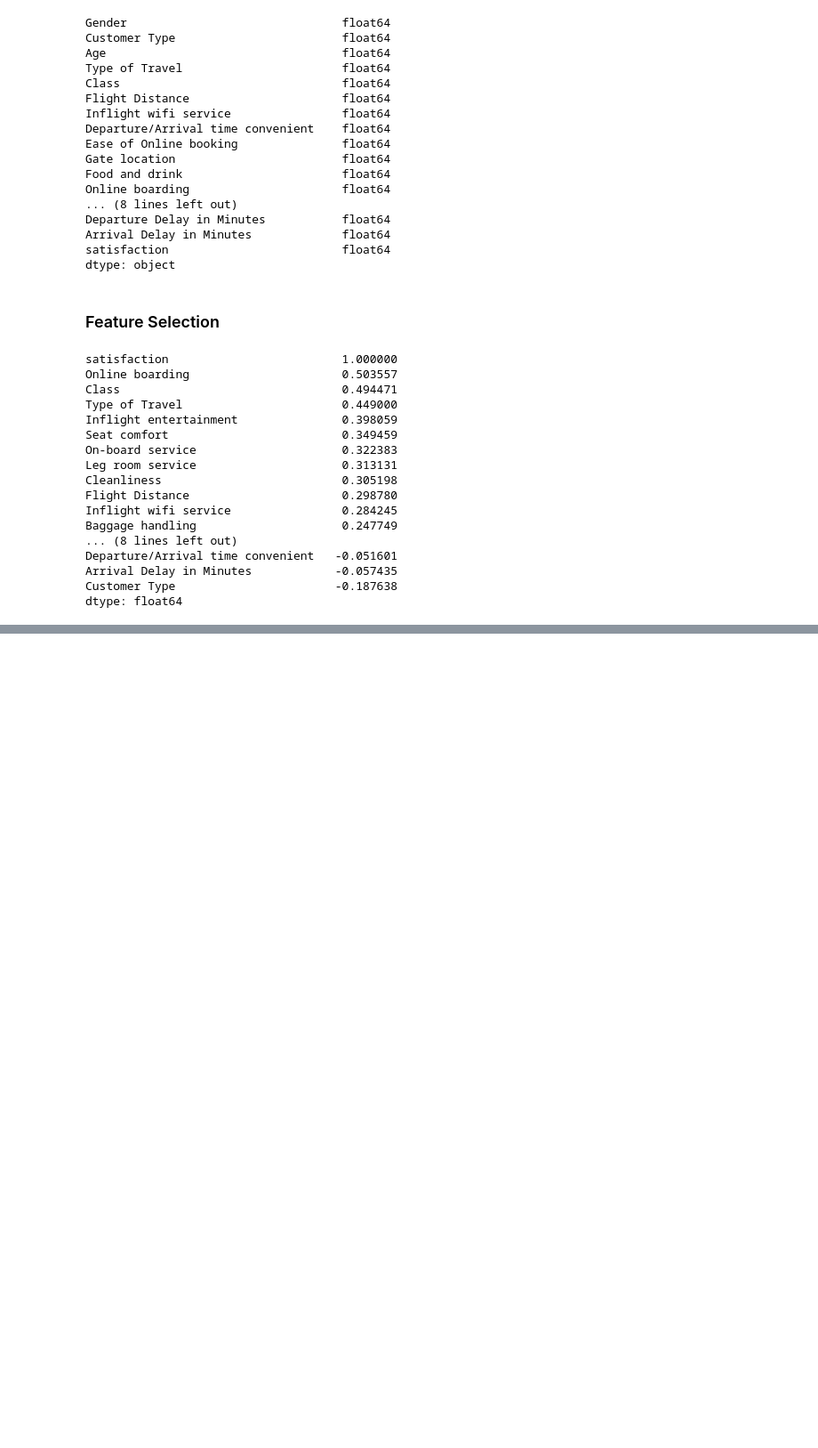
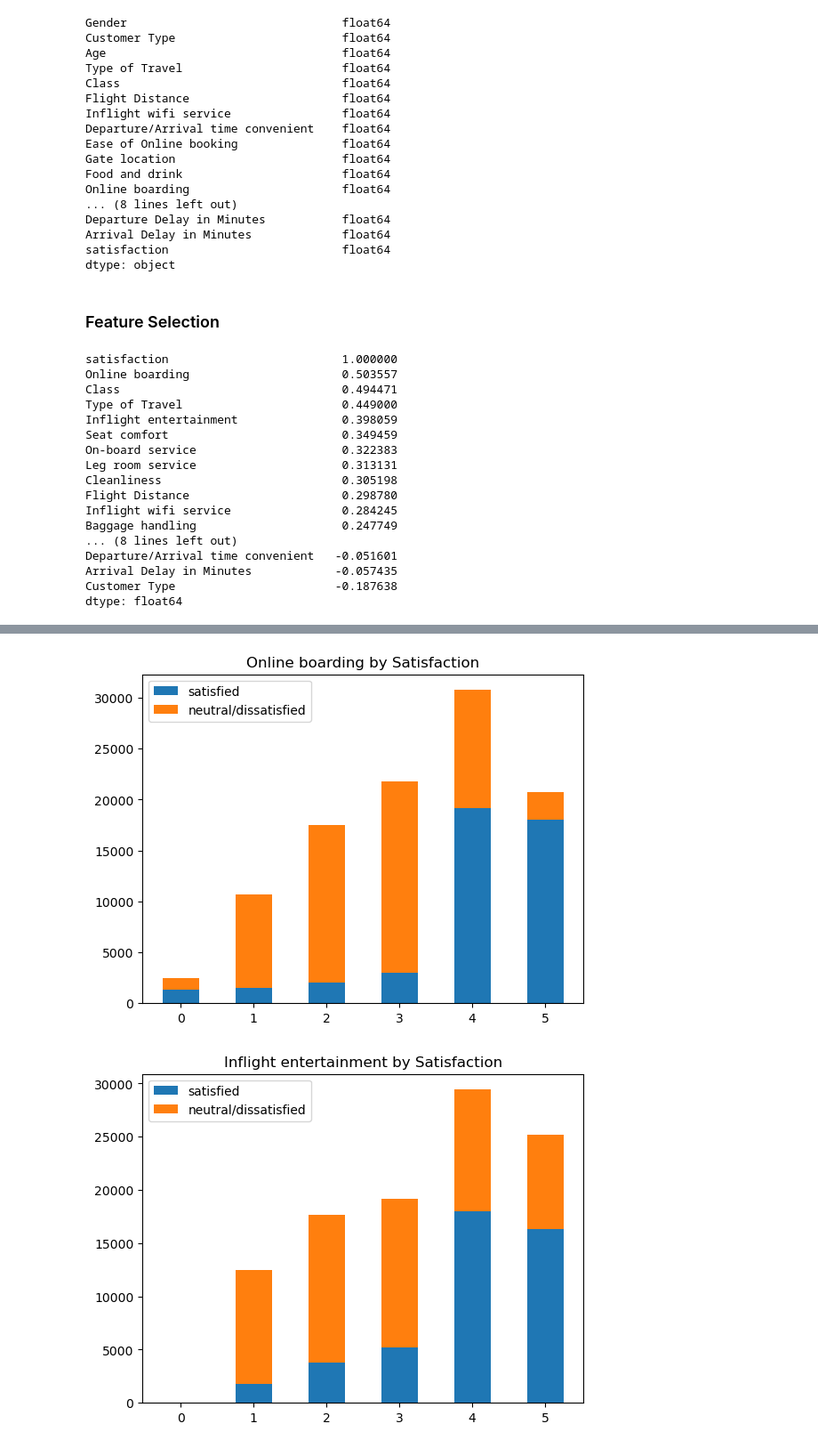
Before and after one commit to LYS312/Airline-Passenger-Satisfaction, a Jupyter notebook: passengers/airplane.ipynb, the cells around one changed output, grey strips where cells are left out. Shown at 89% size. Cells and saved outputs as stored; diff of their text form; code cells hidden in the pictures; blank space fills up the shorter version.

```diff
--- a/passengers/airplane.ipynb
+++ b/passengers/airplane.ipynb
@@ -316,0 +337,3 @@ dtype: float64
+# %%
+df2= pd.DataFrame()
+df2=df[['Online boarding','Inflight entertainment', 'Seat comfort','On-board service','Leg room service', 'Cleanliness','Inflight wifi service','Baggage handling','Inflight service','Checkin service','Food and drink','Ease of Online booking']]
@@ -316,0 +382,33 @@ dtype: float64
+# %%
+for a in range(12):
+    rating =df2.iloc[:, a].sort_values(ascending=True).unique()
+
+    pos=[]
+    for r in rating:
+        p= df2[(df2.iloc[:, a]==r) & (df['satisfaction']==1)].__len__()
+        pos.append(p)
+
+    neg=[]
+    for r in rating:
+        p= df2[(df2.iloc[:, a]==r) & (df['satisfaction']==0)].__len__()
+        neg.append(p)
+
+    satisfaction_leg={
+    'satisfied':pos,
+    'neutral/dissatisfied': neg,
+    }
+
+    width = 0.5
+
+    fig, ax = plt.subplots()
+    bottom = np.zeros(rating.__len__())
+
+    for boolean, s in satisfaction_leg.items():
+        p = ax.bar(rating, s, width, label=boolean, bottom=bottom)
+        bottom += s
+
+    ax.set_title("%s by Satisfaction" % df2.iloc[:, a].name)
+    ax.legend(loc="upper left")
+# %% [output]
+[figure, added]
+[figure, added]
```
Also changed, not shown: parts of 25 cells of this notebook.
